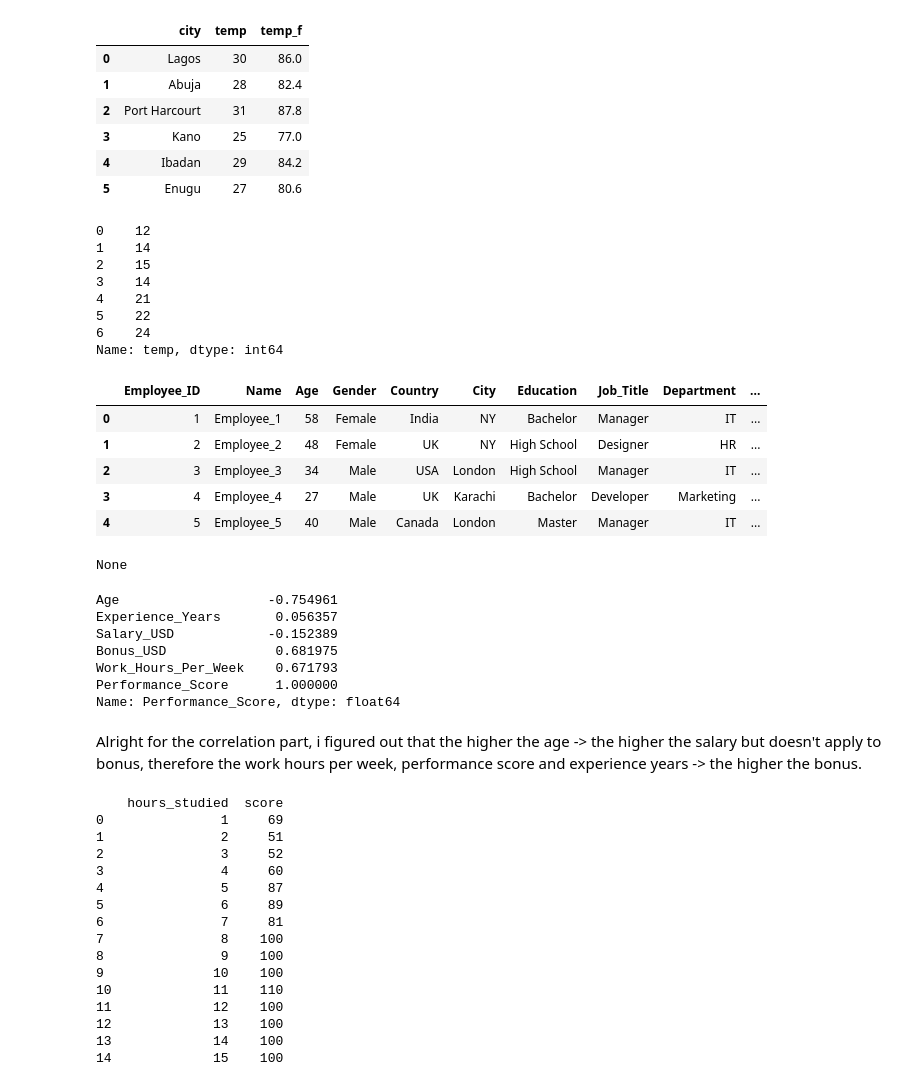
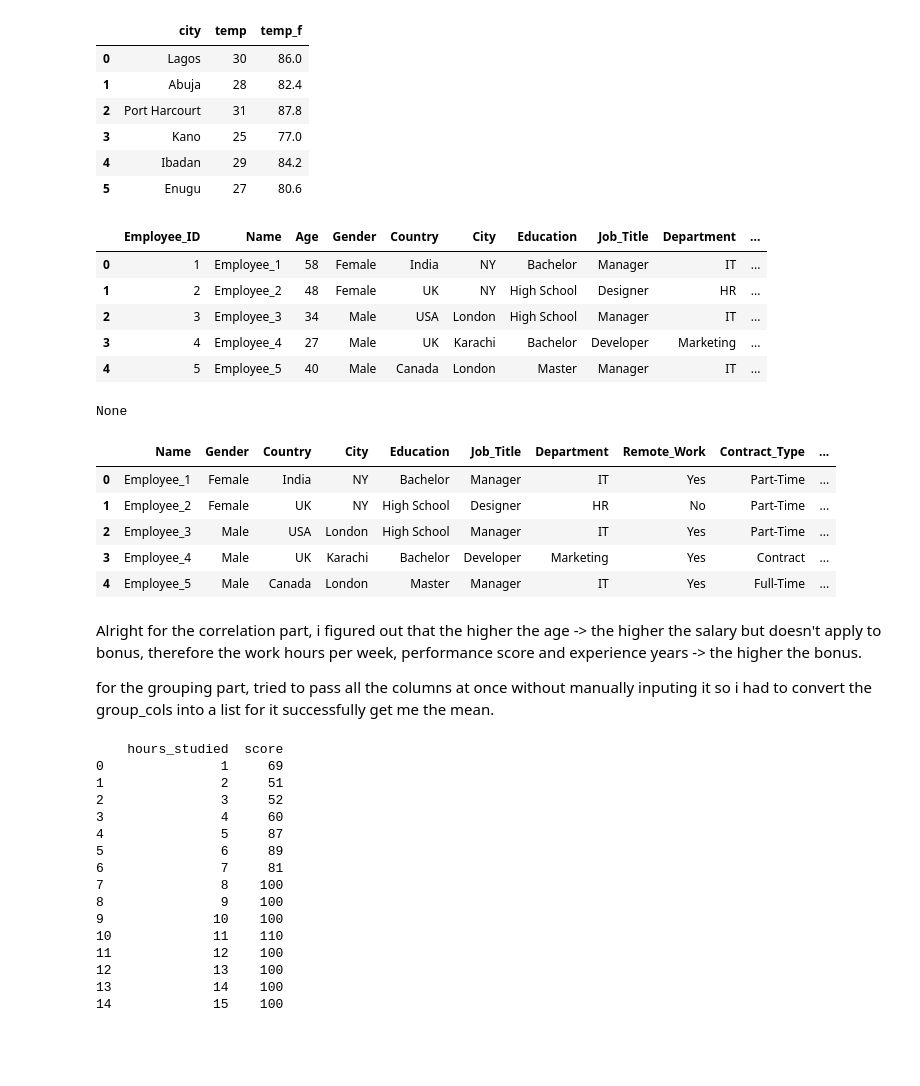
Before and after one commit to AkumaGPT/Practice_Pandas_CSV, a Jupyter notebook: test.ipynb, the cells around one changed output. Drawn from its saved outputs; the diff is of its cells as text; code cells hidden in the pictures; blank space fills up the shorter version.

```diff
--- a/test.ipynb
+++ b/test.ipynb
@@ -139,71 +139,49 @@ Reloaded from wather_clean.csv:
 | 3 | Kano | 25 | 77.0 |
 | 4 | Ibadan | 29 | 84.2 |
 | 5 | Enugu | 27 | 80.6 |
-# %%
-# 100 days of python
-
-# with open("weather_data.csv") as f:
-#     data = f.readlines()
-    # print(data)
-
-# with open("weather_data.csv") as data_file:
-#     data = csv.reader(data_file)
-#     temperatures = []
-#     for row in data:
-#         if row[1] != "temp":
-#             temperatures.append(int(row[1]))
-#     print(temperatures)
-
-df = pd.read_csv("weather_data.csv")
-df["temp"]
-# %% [output]
-0    12
-1    14
-2    15
-3    14
-4    21
-5    22
-6    24
-Name: temp, dtype: int64
 # %%
 # statistics for ML
 df = pd.read_csv("salary_dataset.csv")
 df = df.head()
 print(display(df))
 
 # get summary
 df.describe()
 
 # get mean
 df[["Age", "Experience_Years", "Bonus_USD", "Work_Hours_Per_Week", "Performance_Score"]].mean() # too long
 df.select_dtypes(include="number").drop(columns=["Employee_ID", "Joining_Year"]).mean() # smarter way
 
 # get median
 df.select_dtypes(include="number").drop(columns=["Employee_ID", "Joining_Year"]).median()
 
 # get standard deviation
 df.select_dtypes(include="number").drop(columns=["Employee_ID", "Joining_Year"]).std()
 
 # get corr
 df_corr = df.select_dtypes(include="number").drop(columns=["Employee_ID", "Joining_Year"]).corr()
 df_corr["Performance_Score"]
+
+group_cols = df.select_dtypes(include="object").columns.to_list()
+df.groupby(group_cols).mean(numeric_only=True).reset_index()
 # %% [output]
 |  | Employee_ID | Name | Age | Gender | Country | City | Education | Job_Title | Department | ... |
 | 0 | 1 | Employee_1 | 58 | Female | India | NY | Bachelor | Manager | IT | ... |
 | 1 | 2 | Employee_2 | 48 | Female | UK | NY | High School | Designer | HR | ... |
 | 2 | 3 | Employee_3 | 34 | Male | USA | London | High School | Manager | IT | ... |
 | 3 | 4 | Employee_4 | 27 | Male | UK | Karachi | Bachelor | Developer | Marketing | ... |
 | 4 | 5 | Employee_5 | 40 | Male | Canada | London | Master | Manager | IT | ... |
 None
-Age                   -0.754961
-Experience_Years       0.056357
-Salary_USD            -0.152389
-Bonus_USD              0.681975
-Work_Hours_Per_Week    0.671793
-Performance_Score      1.000000
-Name: Performance_Score, dtype: float64
+|  | Name | Gender | Country | City | Education | Job_Title | Department | Remote_Work | Contract_Type | ... |
+| 0 | Employee_1 | Female | India | NY | Bachelor | Manager | IT | Yes | Part-Time | ... |
+| 1 | Employee_2 | Female | UK | NY | High School | Designer | HR | No | Part-Time | ... |
+| 2 | Employee_3 | Male | USA | London | High School | Manager | IT | Yes | Part-Time | ... |
+| 3 | Employee_4 | Male | UK | Karachi | Bachelor | Developer | Marketing | Yes | Contract | ... |
+| 4 | Employee_5 | Male | Canada | London | Master | Manager | IT | Yes | Full-Time | ... |
 # %% [markdown]
 Alright for the correlation part, i figured out that the higher the age -> the higher the salary but doesn't apply to bonus, therefore the work hours per week, performance score and experience years -> the higher the bonus.
+
+for the grouping part, tried to pass all the columns at once without manually inputing it so i had to convert the group_cols into a list for it successfully get me the mean.
 # %%
 # more challenges
 df = pd.read_csv("student_scores.csv")
```
Also changed, not shown: parts of 7 cells of this notebook, 3 other files.
